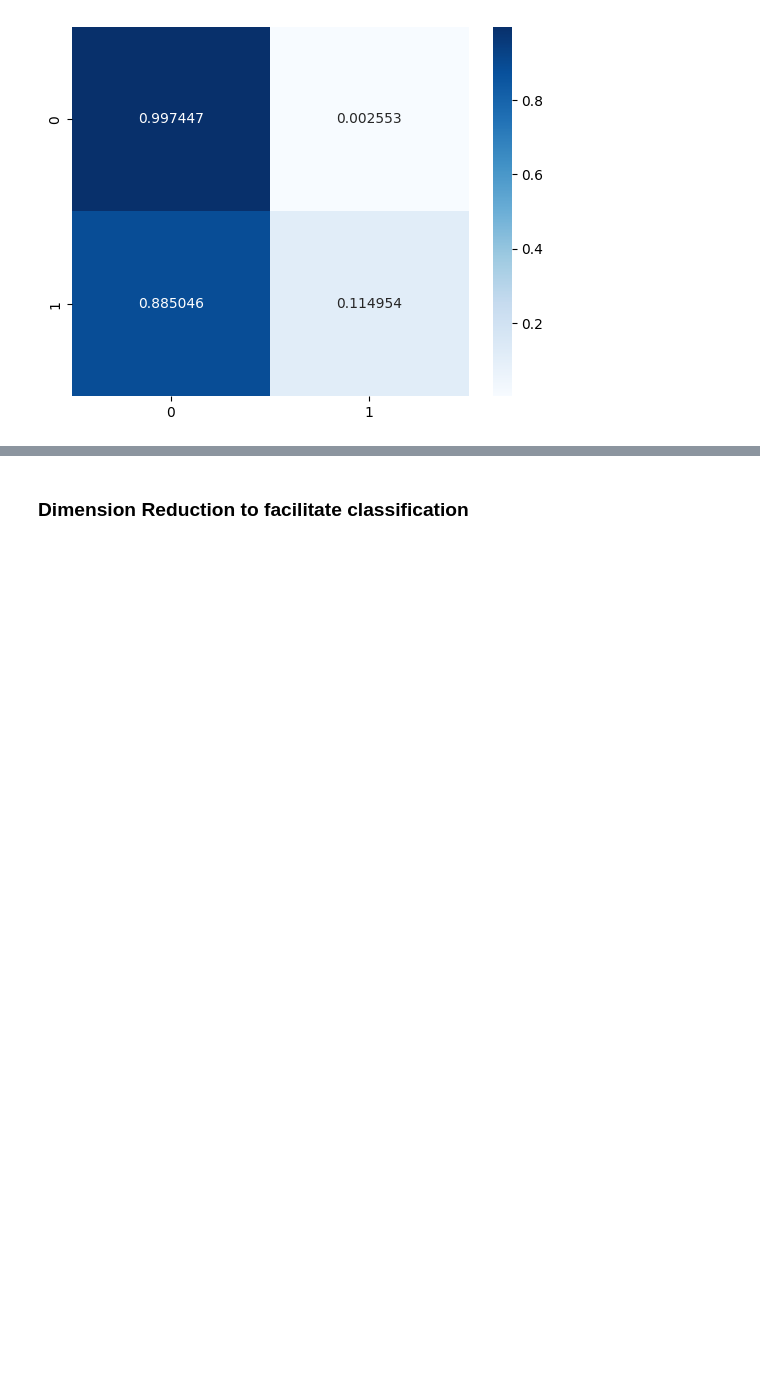
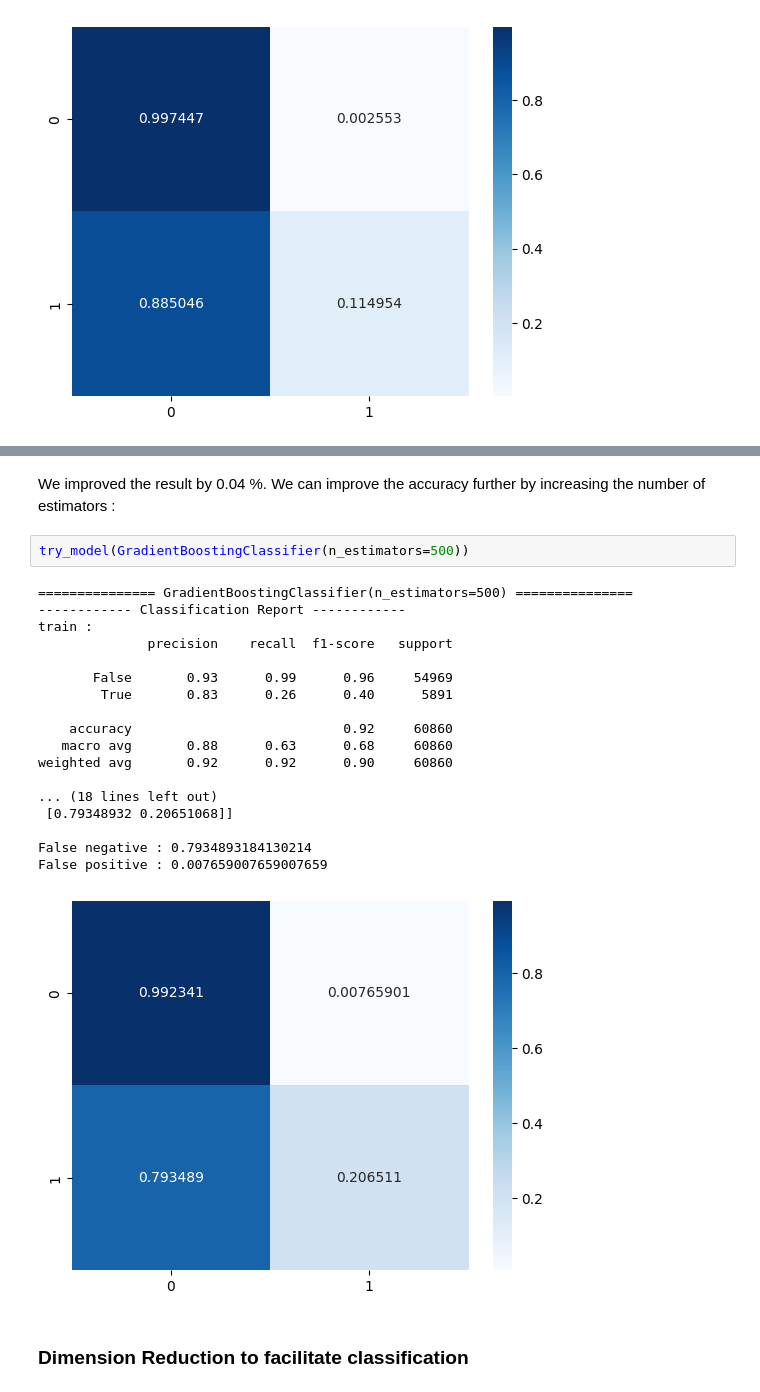
Before and after one commit to Sefray/ptml_project, a Jupyter notebook: nasa-ptml.ipynb, the cells around one changed output, grey strips where cells are left out. Saved outputs shown, nothing was run; the diff lists cells and outputs as text; blank space fills up the shorter version.

```diff
--- a/nasa-ptml.ipynb
+++ b/nasa-ptml.ipynb
@@ -679,3 +711,26 @@ False positive : 0.002553002553002553
+# %% [markdown]
+We improved the result by 0.04 %. We can improve the accuracy further by increasing the number of estimators :
+# %%
+try_model(GradientBoostingClassifier(n_estimators=500))
+# %% [output]
+=============== GradientBoostingClassifier(n_estimators=500) ===============
+------------ Classification Report ------------
+train :
+              precision    recall  f1-score   support
+
+       False       0.93      0.99      0.96     54969
+        True       0.83      0.26      0.40      5891
+
+    accuracy                           0.92     60860
+   macro avg       0.88      0.63      0.68     60860
+weighted avg       0.92      0.92      0.90     60860
+
+... (18 lines left out)
+ [0.79348932 0.20651068]]
+
+False negative : 0.7934893184130214
+False positive : 0.007659007659007659
+[figure, added]
 # %% [markdown]
 ### Dimension Reduction to facilitate classification
 # %%
```
Also changed, not shown: parts of 4 cells of this notebook.
